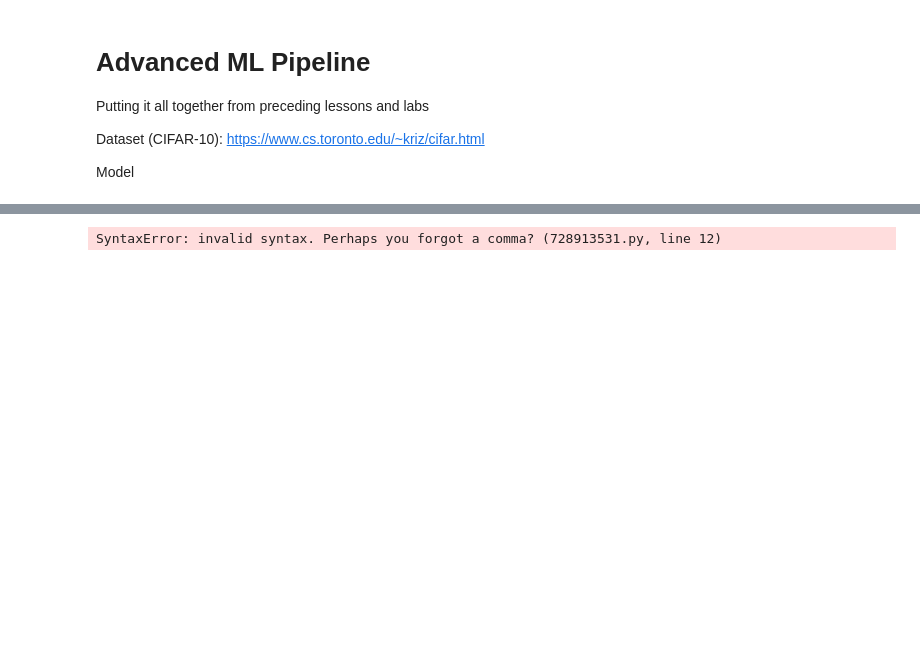
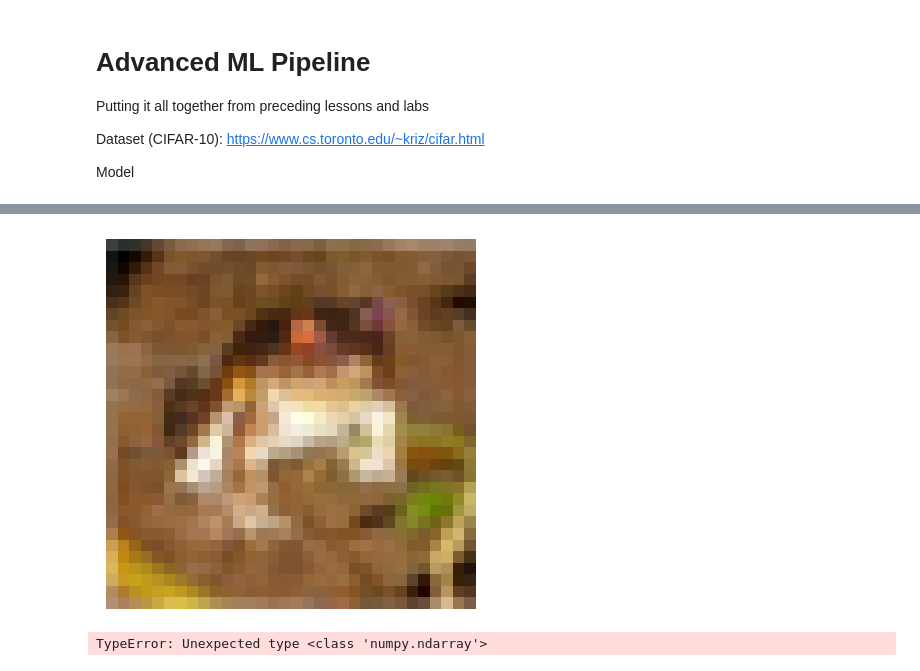
Before and after one commit to hnryzhng/machine-learning, a Jupyter notebook: pytorch-fundamentals/pytorch-fundamentals-8-advanced-ml-pipeline.ipynb, the cells around one changed output, grey strips where cells are left out. Drawn from its saved outputs; the diff is of its cells as text; code cells hidden in the pictures; blank space fills up the shorter version.

```diff
--- a/pytorch-fundamentals/pytorch-fundamentals-8-advanced-ml-pipeline.ipynb
+++ b/pytorch-fundamentals/pytorch-fundamentals-8-advanced-ml-pipeline.ipynb
@@ -117,30 +53,0 @@ class CIFAR10Dataset(Dataset):
-# %%
-# Data Preprocessing
-
-# define transformations for each split dataset
-
-transform_training_fn = transforms.Compose([
-    # data augmentations
-    transforms.RandomHorizontalFlip(p=0.5),
-
-    # standard preprocessing
-    transform.Resize(),
-    transformsCenterCrop(),
-    transforms.ToTensor()
-    transforms.Normalize(
-        mean=[],    # TODO: util to calc mean and stds of dataset
-        std=[]
-    )
-])
-
-transform_validation_fn = transforms.Compose([
-    transform.Resize(),
-    transformsCenterCrop(),
-    transforms.ToTensor()
-    transforms.Normalize(
-        mean=[],    # TODO: util to calc mean and stds of dataset
-        std=[]
-    )
-])
-# %% [output]
-SyntaxError: invalid syntax. Perhaps you forgot a comma? (728913531.py, line 12)
@@ -198,17 +250,34 @@ def visualize_data_augmentations(dataset, idx=0, num_versions=8):
 # %%
-# Data Access
+# Data Access: Sample Inspection
 
-# sanity check by testing transforms on raw dataset and loaded dataset
+# inspect what transforms to apply to raw dataset
 
 root_dir = './data/CIFAR-10-batches-py'
-train_dataset = CIFAR10Dataset(
+train_raw_dataset = CIFAR10Dataset(
     root_dir,
     train=True
 )
-train_data_loader = DataLoader(
-    train_dataset,
-    batch_size=32,
-    shuffle=True
-)
-# visualize_processed_image(train_data_loader)
-# visualize_data_augmentations(train_dataset)
+
+RAW_IMAGE_INDEX = 0
+raw_image_np_array = train_raw_dataset.data[RAW_IMAGE_INDEX]    # train dataset input images already transformed into tensors
+visualize_raw_image(raw_image_np_array)
+
+
+# Play around with which transformations or processing to apply (e.g., resizing, cropping, convert to tensors, etc.)
+
+img = train_raw_dataset.data[0] # raw image np array
+label = train_raw_dataset.labels[0]
+img_resized = transforms.Resize(256)(img)
+img_resized_cropped = transforms.CenterCrop(224)(img_resized)
+img_tensor = transforms.ToTensor()(img_resized_cropped)
+
+print(img_resized.size)
+
+# print(img_resized.show())  # TODO: visualize raw image using Pillow
+visualize_raw_image(img)
+
+print(img_tensor)
+print(img_tensor.shape)
+# %% [output]
+[figure, added]
+TypeError: Unexpected type <class 'numpy.ndarray'>
```
Also changed, not shown: parts of 16 cells of this notebook.
